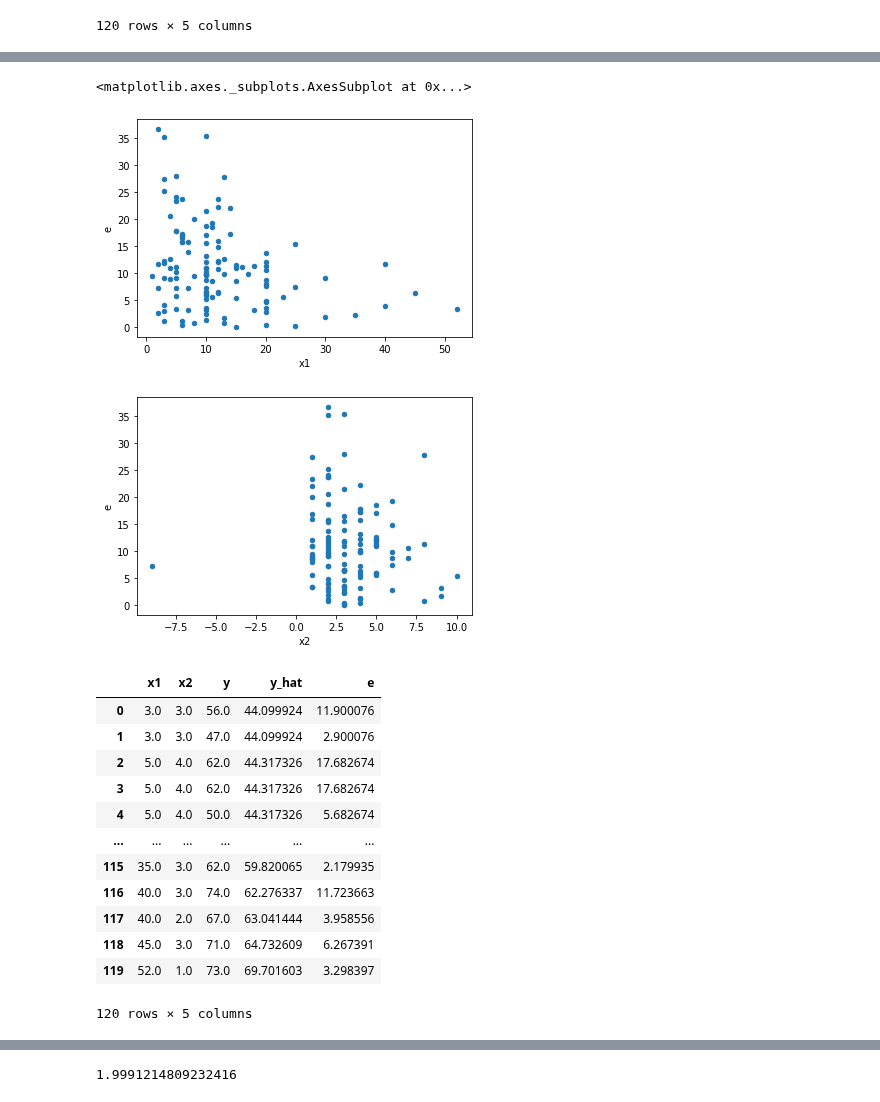
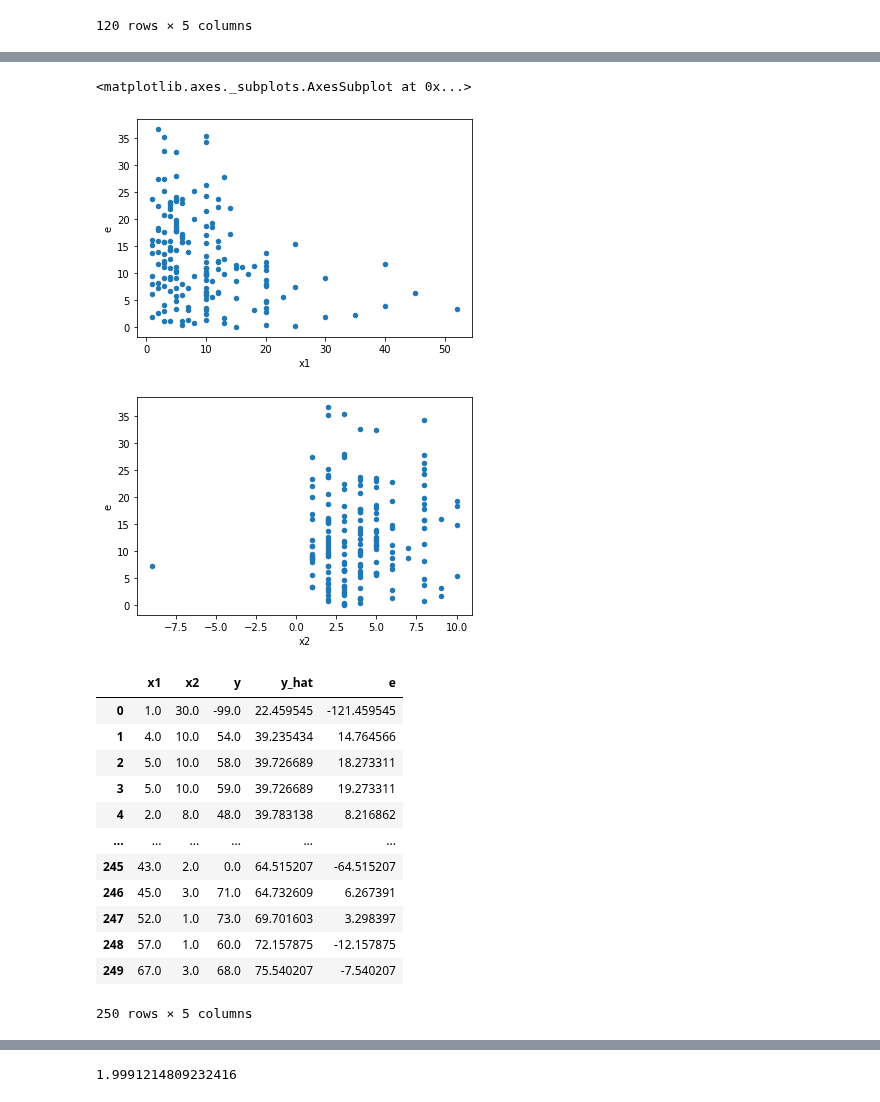
Before and after one commit to iam-fern/real_data, a Jupyter notebook: CHNS_pexam_pub_12_U24BU23U36_new.ipynb, the cells around one changed output, grey strips where cells are left out. Drawn from its saved outputs; the diff is of its cells as text; code cells hidden in the pictures.

```diff
--- a/CHNS_pexam_pub_12_U24BU23U36_new.ipynb
+++ b/CHNS_pexam_pub_12_U24BU23U36_new.ipynb
@@ -153,5 +160,5 @@ data
 # %%
-data_new = data.loc[data["e"] >= 0 ]
+data_new = data.loc[data["e"] >= -147]
 data_new
 # %% [output]
 |  | x1 | x2 | y | y_hat | e |
@@ -198,32 +229,32 @@ files.download('CHNS_pexam_pub_12_U24BU23U36_new.csv')
 [interactive output not drawn]
 [interactive output not drawn]
 # %%
-data_new1.plot(x ='x1', y='e', kind = 'scatter')
-data_new1.plot(x ='x2', y='e', kind = 'scatter')
+data_new0.plot(x ='x1', y='e', kind = 'scatter')
+data_new0.plot(x ='x2', y='e', kind = 'scatter')
 # %% [output]
 <matplotlib.axes._subplots.AxesSubplot at 0x...>
-[figure, old version]
+[figure, new version]
-[figure, old version]
+[figure, new version]
 # %%
 # เรียง data จากน้อยไปมากตาม y_hat
-new_table_sort = data_new1.sort_values('y_hat')
+new_table_sort = data_new.sort_values('y_hat')
 new_table_sort.reset_index(inplace=True)
 new_table_sort.drop(['index'], axis=1, inplace=True)
 new_table_sort
 # %% [output]
 |  | x1 | x2 | y | y_hat | e |
-| 0 | 3.0 | 3.0 | 56.0 | 44.099924 | 11.900076 |
-| 1 | 3.0 | 3.0 | 47.0 | 44.099924 | 2.900076 |
-| 2 | 5.0 | 4.0 | 62.0 | 44.317326 | 17.682674 |
-| 3 | 5.0 | 4.0 | 62.0 | 44.317326 | 17.682674 |
-| 4 | 5.0 | 4.0 | 50.0 | 44.317326 | 5.682674 |
+| 0 | 1.0 | 30.0 | -99.0 | 22.459545 | -121.459545 |
+| 1 | 4.0 | 10.0 | 54.0 | 39.235434 | 14.764566 |
+| 2 | 5.0 | 10.0 | 58.0 | 39.726689 | 18.273311 |
+| 3 | 5.0 | 10.0 | 59.0 | 39.726689 | 19.273311 |
+| 4 | 2.0 | 8.0 | 48.0 | 39.783138 | 8.216862 |
 | ... | ... | ... | ... | ... | ... |
-| 115 | 35.0 | 3.0 | 62.0 | 59.820065 | 2.179935 |
-| 116 | 40.0 | 3.0 | 74.0 | 62.276337 | 11.723663 |
-| 117 | 40.0 | 2.0 | 67.0 | 63.041444 | 3.958556 |
-| 118 | 45.0 | 3.0 | 71.0 | 64.732609 | 6.267391 |
-| 119 | 52.0 | 1.0 | 73.0 | 69.701603 | 3.298397 |
+| 245 | 43.0 | 2.0 | 0.0 | 64.515207 | -64.515207 |
+| 246 | 45.0 | 3.0 | 71.0 | 64.732609 | 6.267391 |
+| 247 | 52.0 | 1.0 | 73.0 | 69.701603 | 3.298397 |
+| 248 | 57.0 | 1.0 | 60.0 | 72.157875 | -12.157875 |
+| 249 | 67.0 | 3.0 | 68.0 | 75.540207 | -7.540207 |
-120 rows × 5 columns
+250 rows × 5 columns
 # %%
 # กำหนด % การแบ่งข้อมูล
 percent_data = 0.4
```
Also changed, not shown: parts of 14 cells of this notebook.
